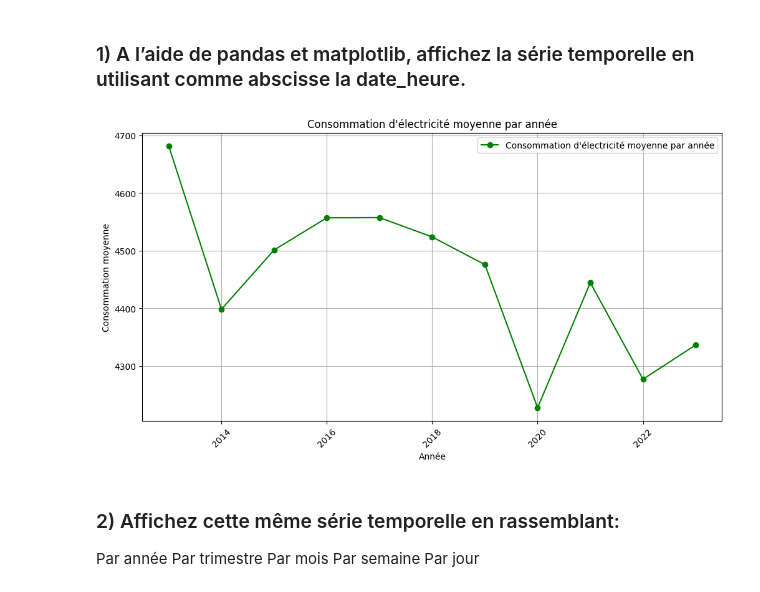
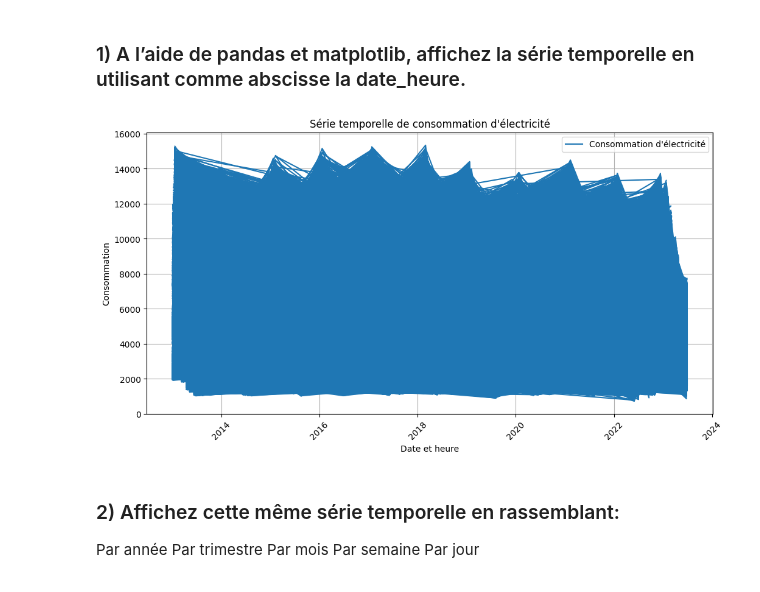
Before and after one commit to Noura-ou/Series_temporelles_CONSOMMATION_ELECTRIQUE, a Jupyter notebook: src/data_preprocessing.ipynb, the cells around one changed output. Cells and saved outputs as stored; diff of their text form; code cells hidden in the pictures.

Commit message:
plot serie

```diff
--- a/src/data_preprocessing.ipynb
+++ b/src/data_preprocessing.ipynb
@@ -125,21 +125,20 @@ df.head()
 # %% [markdown]
 ### 1) A l’aide de pandas et matplotlib, affichez la série temporelle en utilisant comme abscisse la date_heure.
 # %%
-# Créez un nouveau DataFrame avec la consommation moyenne par année
-df_avg_by_year = df.groupby(df['date'].dt.year)['consommation_brute_electricite_rte'].mean().reset_index()
+import matplotlib.pyplot as plt
 
-# Créez le graphique de la consommation moyenne par année
+# Créez le graphique de la série temporelle
 plt.figure(figsize=(12, 6))
-plt.plot(df_avg_by_year['date'], df_avg_by_year['consommation_brute_electricite_rte'], label='Consommation d\'électricité moyenne par année', marker='o', linestyle='-', color='g')
-plt.xlabel('Année')
-plt.ylabel('Consommation moyenne')
-plt.title('Consommation d\'électricité moyenne par année')
+plt.plot(df['date_heure'], df['consommation_brute_electricite_rte'], label='Consommation d\'électricité')
+plt.xlabel('Date et heure')
+plt.ylabel('Consommation')
+plt.title('Série temporelle de consommation d\'électricité')
 plt.grid(True)
 plt.legend()
 plt.xticks(rotation=45)
 plt.show()
 # %% [output]
-[figure, old version]
+[figure, new version]
 # %% [markdown]
 ### 2) Affichez cette même série temporelle en rassemblant:
 Par année
```
